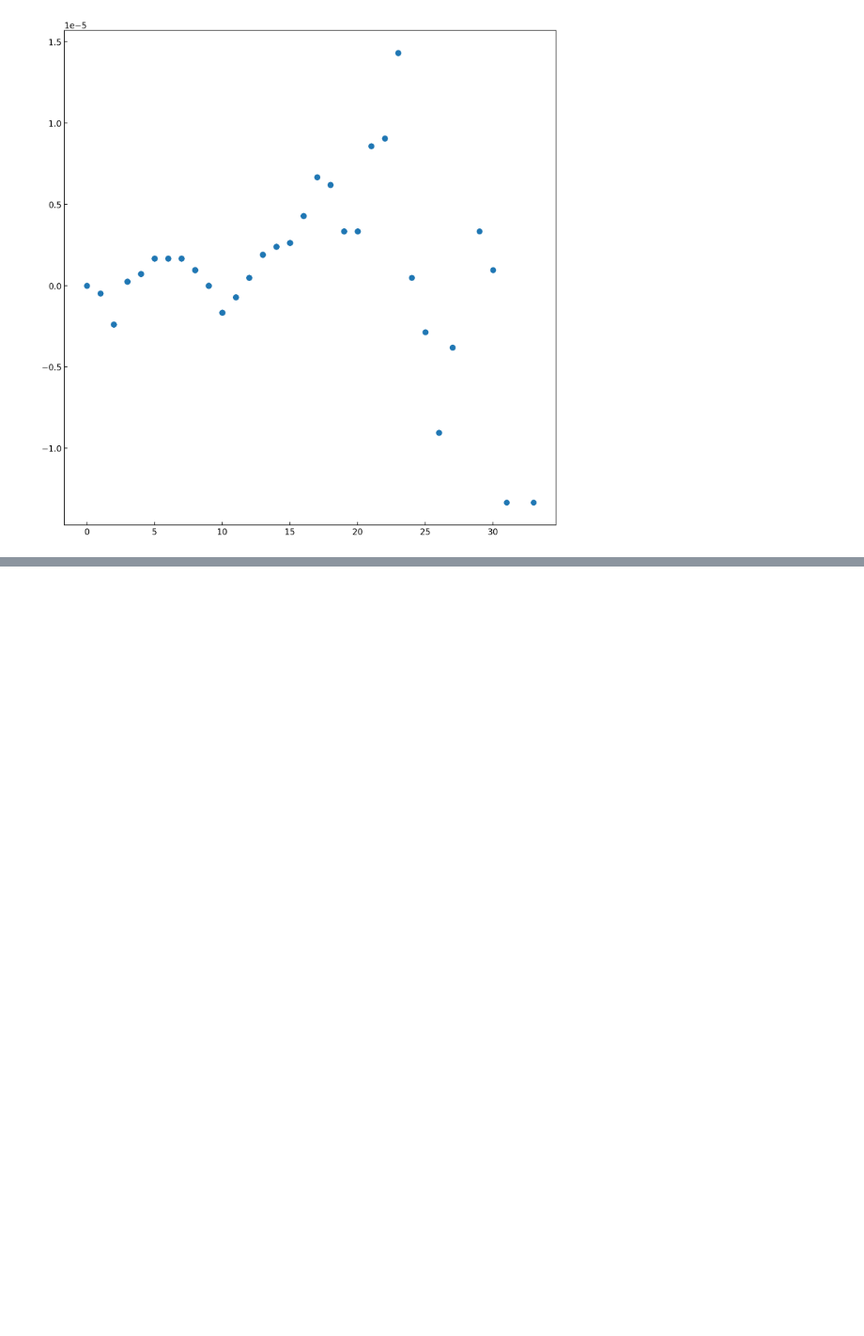
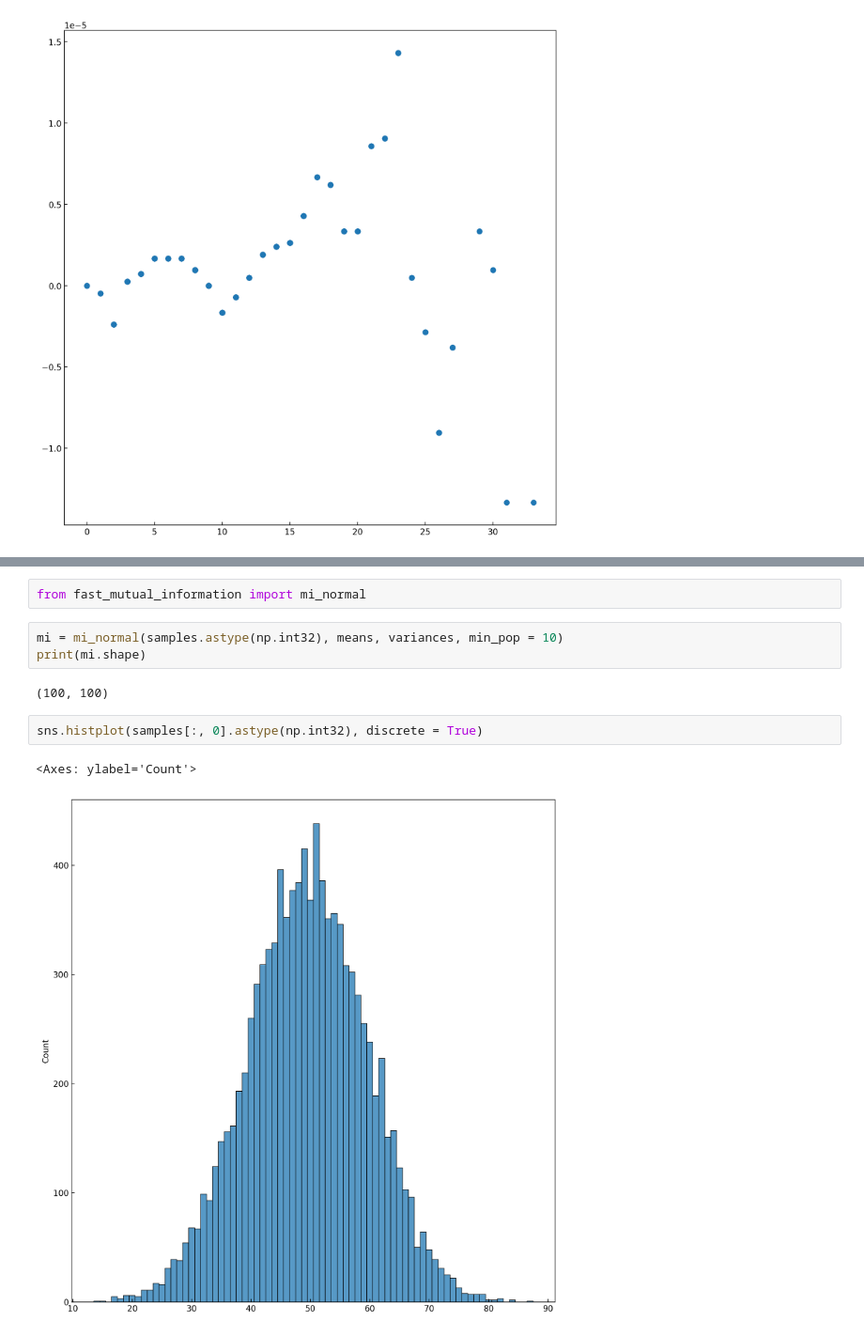
Before and after one commit to dpohanlon/fast-mi, a Jupyter notebook: examples/mi_nb.ipynb, the cells around one changed output, grey strips where cells are left out. Shown at 94% size. Cells and saved outputs as stored; diff of their text form; blank space fills up the shorter version.

```diff
--- a/examples/mi_nb.ipynb
+++ b/examples/mi_nb.ipynb
@@ -233,0 +433,12 @@ Fitted parameters: m = 9.999, r = 4.891, final loss = 3050.362793
+# %%
+from fast_mutual_information import mi_normal
+# %%
+mi = mi_normal(samples.astype(np.int32), means, variances, min_pop = 10)
+print(mi.shape)
+# %% [output]
+(100, 100)
+# %%
+sns.histplot(samples[:, 0].astype(np.int32), discrete = True)
+# %% [output]
+<Axes: ylabel='Count'>
+[figure, added]
```
Also changed, not shown: parts of 22 cells of this notebook, 7 other files.
